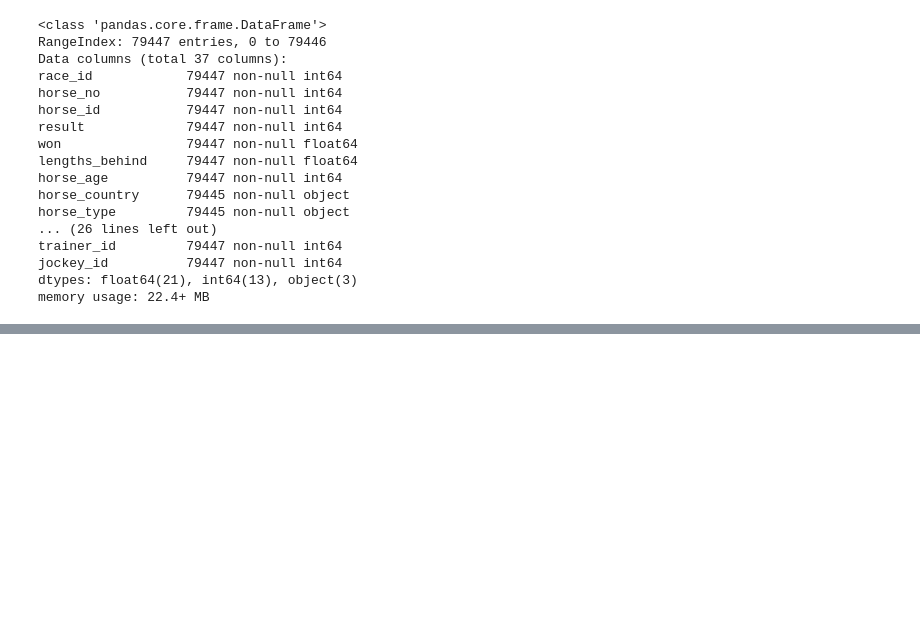
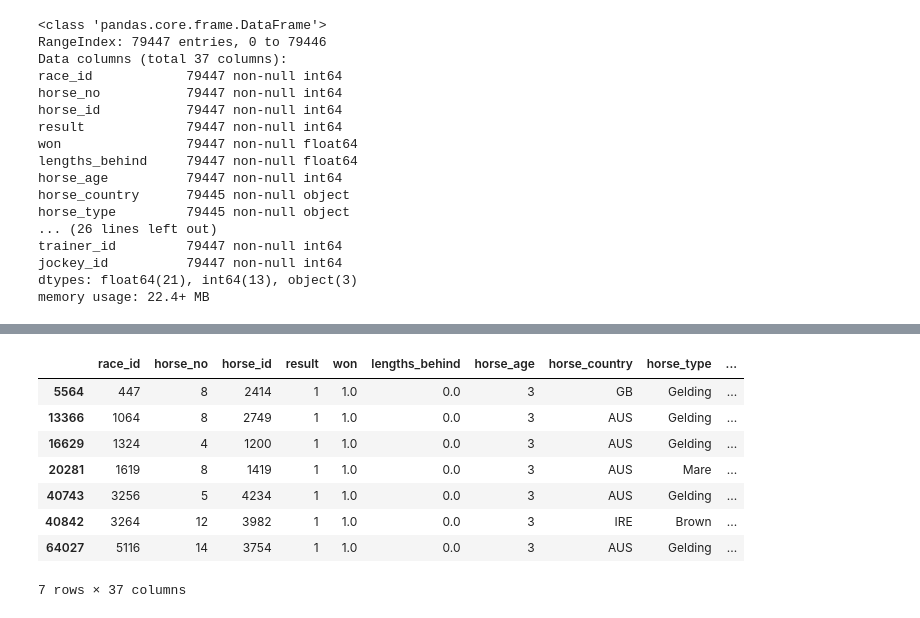
Before and after one commit to ricky-return42/horserace, a Jupyter notebook: Runs_EDA.ipynb, the cells around one changed output, grey strips where cells are left out. Saved outputs shown, nothing was run; the diff lists cells and outputs as text; code cells hidden in the pictures; blank space fills up the shorter version.

```diff
--- a/Runs_EDA.ipynb
+++ b/Runs_EDA.ipynb
@@ -34,0 +81,12 @@ memory usage: 22.4+ MB
+# %%
+run[(run.won == 1)&(run.race_id.isin([447,1064,1324,1619,3256,3264,5116]))]
+# %% [output]
+|  | race_id | horse_no | horse_id | result | won | lengths_behind | horse_age | horse_country | horse_type | ... |
+| 5564 | 447 | 8 | 2414 | 1 | 1.0 | 0.0 | 3 | GB | Gelding | ... |
+| 13366 | 1064 | 8 | 2749 | 1 | 1.0 | 0.0 | 3 | AUS | Gelding | ... |
+| 16629 | 1324 | 4 | 1200 | 1 | 1.0 | 0.0 | 3 | AUS | Gelding | ... |
+| 20281 | 1619 | 8 | 1419 | 1 | 1.0 | 0.0 | 3 | AUS | Mare | ... |
+| 40743 | 3256 | 5 | 4234 | 1 | 1.0 | 0.0 | 3 | AUS | Gelding | ... |
+| 40842 | 3264 | 12 | 3982 | 1 | 1.0 | 0.0 | 3 | IRE | Brown | ... |
+| 64027 | 5116 | 14 | 3754 | 1 | 1.0 | 0.0 | 3 | AUS | Gelding | ... |
+7 rows × 37 columns
```
Also changed, not shown: parts of 16 cells of this notebook, 1 other file.
